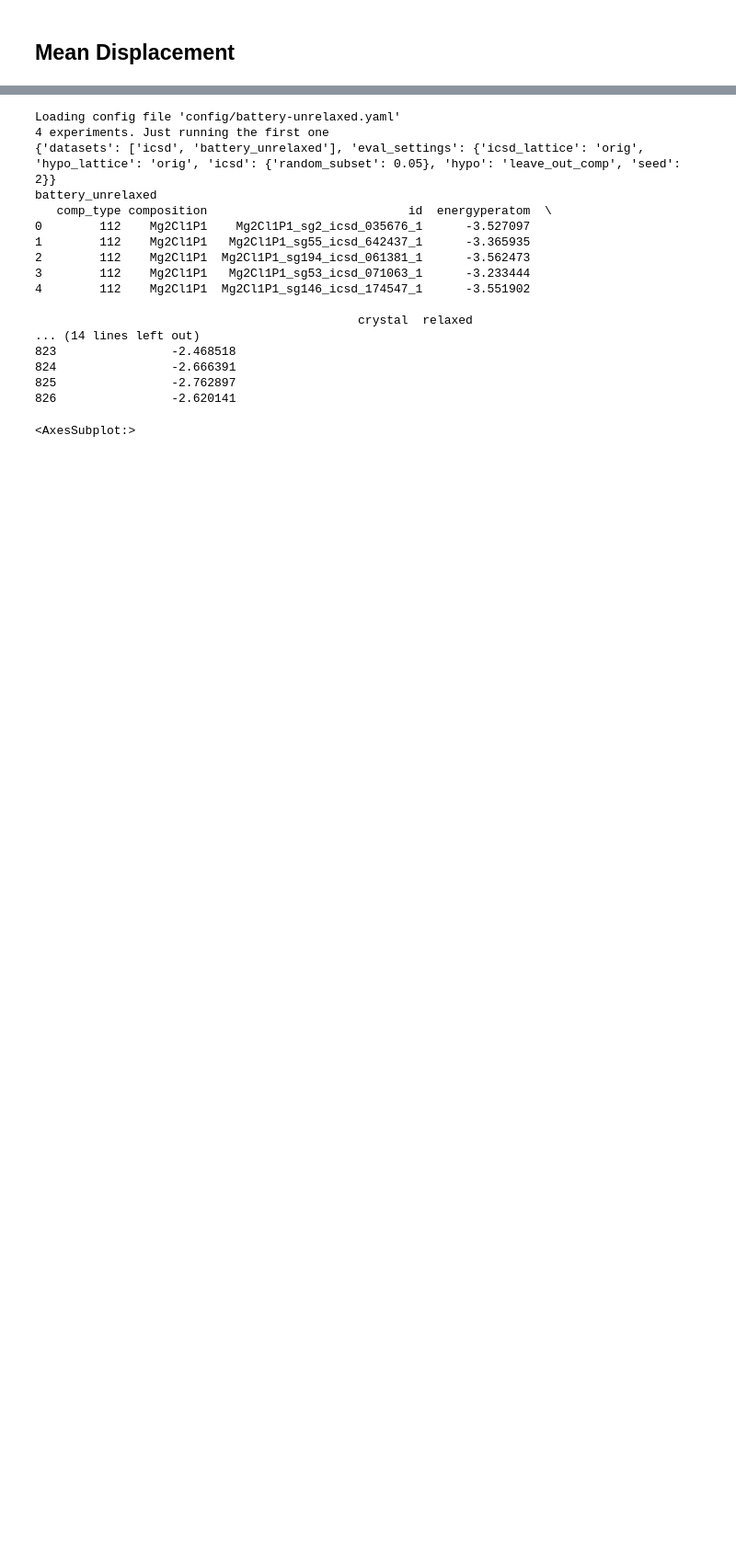
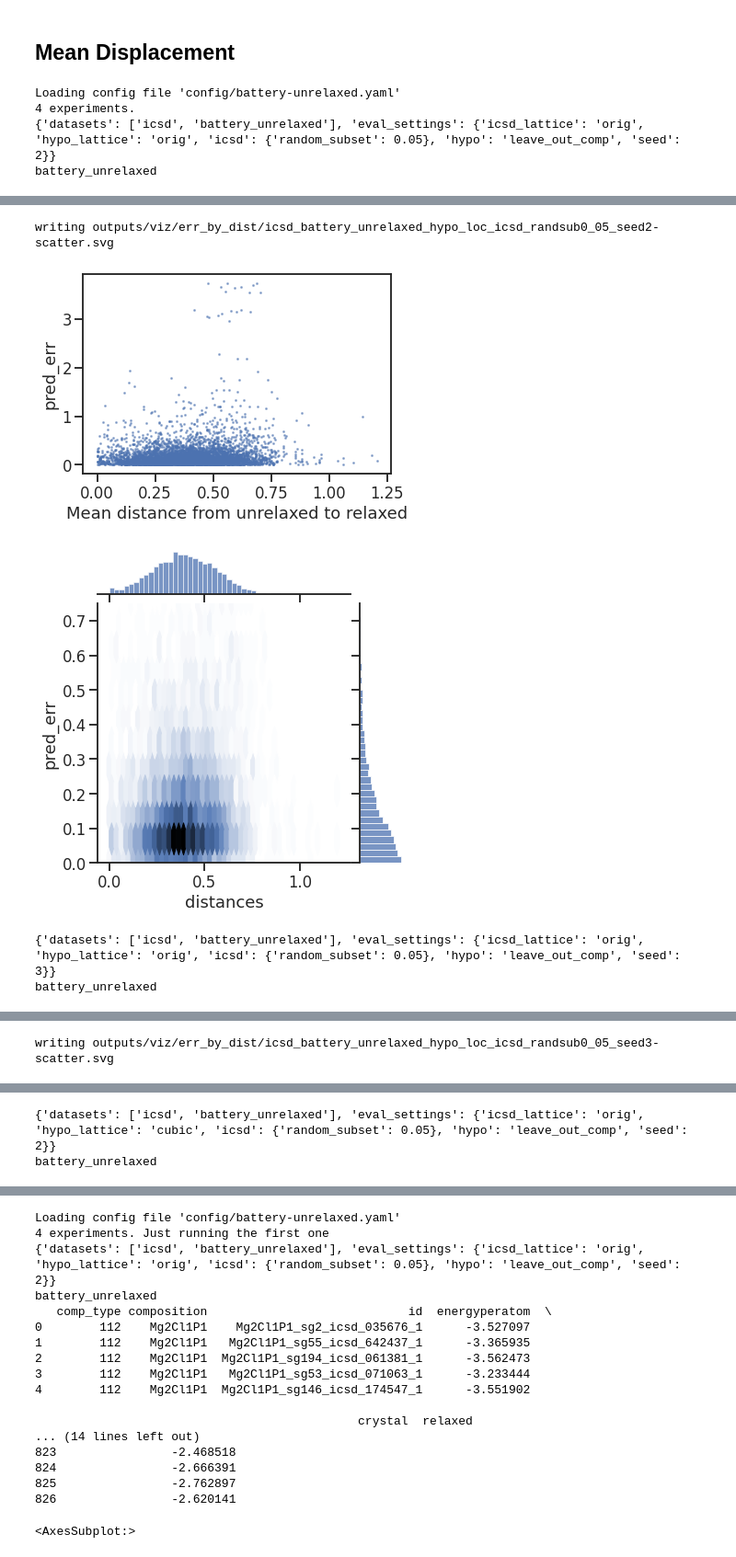
Before and after one commit to jlaw9/crystal-gnn, a Jupyter notebook: src/notebooks/mean_displacement.ipynb, the cells around one changed output, grey strips where cells are left out. Shown at 92% size. Cells and saved outputs as stored; diff of their text form; code cells hidden in the pictures; blank space fills up the shorter version.

```diff
--- a/src/notebooks/mean_displacement.ipynb
+++ b/src/notebooks/mean_displacement.ipynb
@@ -79,7 +79,8 @@ def dist_from_unrel_to_relaxed(strc1, strc2):
     for i, s1 in enumerate(strc1.sites):
         s2 = strc2.sites[i]
 #         if fractional:
-        dist = np.linalg.norm(s1.coords - s2.coords)
+#         dist = np.linalg.norm(s1.coords - s2.coords)
+        dist = np.linalg.norm(np.asarray([s1.a, s1.b, s1.c]) - np.asarray([s2.a, s2.b, s2.c]))
 #         else:
 #             # convert the fractional corrdinates to cartesian
 #             s1_coords = convert_frac_to_cartesian_coords(s1, latt_mat1)
@@ -148,7 +149,8 @@ def plot_err_by_dist(hypo_pred_df, unrel_to_rel_distances, exp_dir, out_dir=None
     plt.close()
 
     sns.jointplot(x='distances', y='pred_err', data=df,
-              xlim=(0,10), ylim=(0,.75),
+#               xlim=(0,10),
+                  ylim=(0,.75),
               kind='hex', #color="#4CB391",
              )
     if out_dir is not None:
@@ -156,3 +158,37 @@ def plot_err_by_dist(hypo_pred_df, unrel_to_rel_distances, exp_dir, out_dir=None
         plt.savefig(out_file, bbox_inches='tight')
     plt.show()
     plt.close()
+# %%
+# def main(config_map):
+#     icsd_file = "inputs/structures/icsd_energies.csv"
+#     icsd_df = pd.read_csv(icsd_file)
+for config_file in ['config/battery-unrelaxed.yaml']:
+    config_map = utils.load_config_file(config_file)
+    experiments = utils.get_experiments(config_map['experiments'])
+    print(f"{len(experiments)} experiments.")
+#     experiment = experiments[0]
+    for experiment in experiments:
+        print(experiment)
+        exp_dir = utils.get_out_dir(config_map, experiment)
+        hypo_df = load_datasets(config_map, experiment)
+    #     print(hypo_df.head())
+
+        pred_energy_file = exp_dir + '/predicted_test.csv'
+        pred_df = pd.read_csv(pred_energy_file)
+        hypo_pred_df = pred_df[pred_df.id.isin(hypo_df.id)]
+    #     print(hypo_pred_df.head())
+        unrel_df = hypo_df[hypo_df['relaxed'] == False]
+        unrel_strcs = dict(zip(unrel_df['id'], unrel_df['crystal']))
+        rel_df = hypo_df[hypo_df['relaxed'] == True]
+        rel_strcs = dict(zip(rel_df['id'], rel_df['crystal']))
+
+        unrel_to_rel_distances = dist_all_strcs(hypo_pred_df, unrel_strcs, rel_strcs)
+        out_dir = "outputs/viz/err_by_dist"
+        os.makedirs(out_dir, exist_ok=True)
+        plot_err_by_dist(hypo_pred_df, unrel_to_rel_distances, exp_dir, out_dir)
+    #     return unrel_to_rel_distances, hypo_pred_df
+# %% [output]
+Loading config file 'config/battery-unrelaxed.yaml'
+4 experiments.
+{'datasets': ['icsd', 'battery_unrelaxed'], 'eval_settings': {'icsd_lattice': 'orig', 'hypo_lattice': 'orig', 'icsd': {'random_subset': 0.05}, 'hypo': 'leave_out_comp', 'seed': 2}}
+battery_unrelaxed
@@ -158,0 +196,5 @@ def plot_err_by_dist(hypo_pred_df, unrel_to_rel_distances, exp_dir, out_dir=None
+writing outputs/viz/err_by_dist/icsd_battery_unrelaxed_hypo_loc_icsd_randsub0_05_seed2-scatter.svg
+[figure, added]
+[figure, added]
+{'datasets': ['icsd', 'battery_unrelaxed'], 'eval_settings': {'icsd_lattice': 'orig', 'hypo_lattice': 'orig', 'icsd': {'random_subset': 0.05}, 'hypo': 'leave_out_comp', 'seed': 3}}
+battery_unrelaxed
@@ -158,0 +202 @@ def plot_err_by_dist(hypo_pred_df, unrel_to_rel_distances, exp_dir, out_dir=None
+writing outputs/viz/err_by_dist/icsd_battery_unrelaxed_hypo_loc_icsd_randsub0_05_seed3-scatter.svg
@@ -158,0 +205,2 @@ def plot_err_by_dist(hypo_pred_df, unrel_to_rel_distances, exp_dir, out_dir=None
+{'datasets': ['icsd', 'battery_unrelaxed'], 'eval_settings': {'icsd_lattice': 'orig', 'hypo_lattice': 'cubic', 'icsd': {'random_subset': 0.05}, 'hypo': 'leave_out_comp', 'seed': 2}}
+battery_unrelaxed
```
Also changed, not shown: parts of 3 cells of this notebook, 2 other files.
